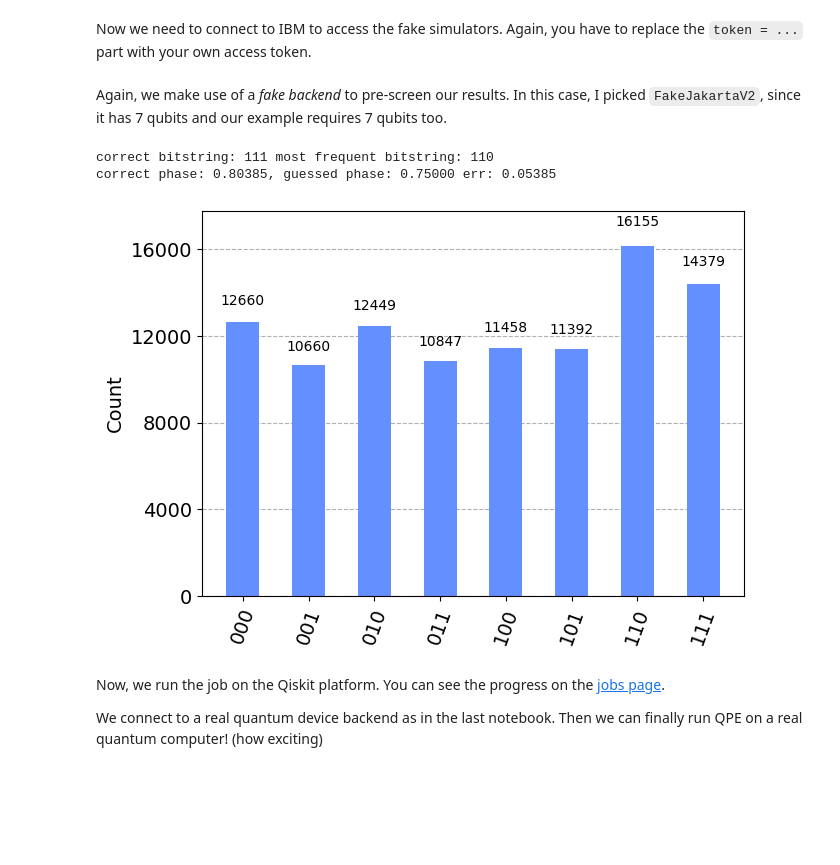
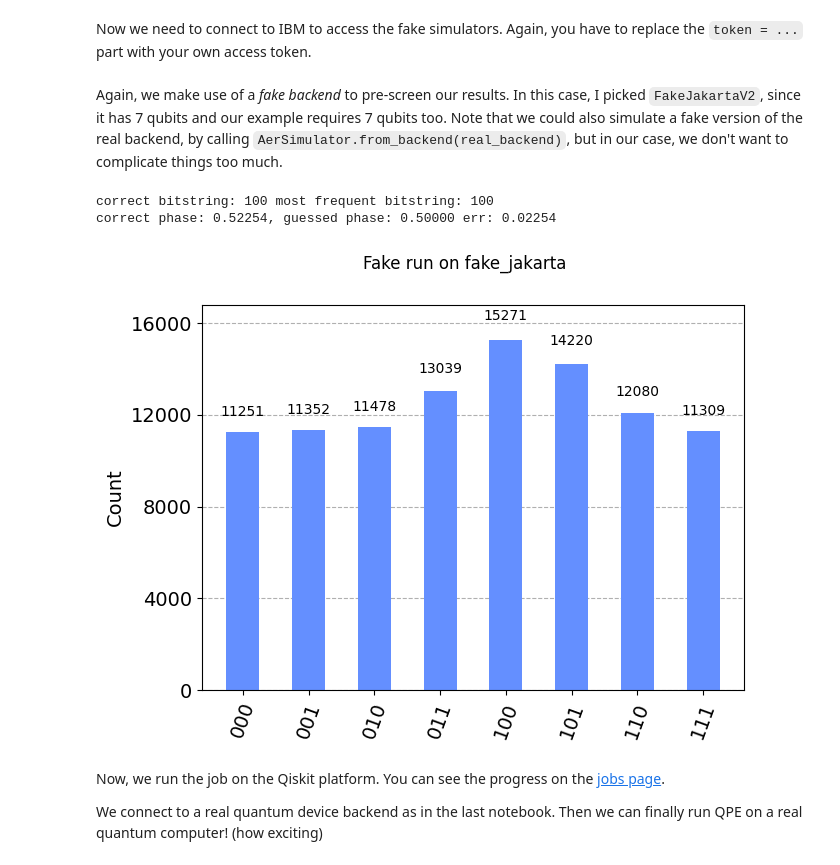
Before and after one commit to lmarti-dev/qiskit-tutorials, a Jupyter notebook: notebooks/solutions/07b_ibm_qpe.ipynb, the cells around one changed output. Drawn from its saved outputs; the diff is of its cells as text; code cells hidden in the pictures; blank space fills up the shorter version.

Commit message:
qpe example finally ready (i think)

```diff
--- a/notebooks/solutions/07b_ibm_qpe.ipynb
+++ b/notebooks/solutions/07b_ibm_qpe.ipynb
@@ -41,7 +47,6 @@ from qiskit.circuit.library import QFT, PauliEvolutionGate
 from qiskit.quantum_info import SparsePauliOp, Statevector
 from qiskit.result import Counts
 from qiskit.visualization import plot_histogram
-import matplotlib.pyplot as plt
 
 def from_bitstring(n_qubits:int,bitstring:str)->int:
     if isinstance(bitstring,str):
@@ -56,7 +61,7 @@ def to_bitstring(n_qubits:int,ind:str)->int:
 
 def time_evolution_unitaries(r1:int,ham:np.ndarray,time:float)->Iterable:
     for m in range(r1):
-        rut=PauliEvolutionGate(ham,time=time*(2**m))
+        rut=PauliEvolutionGate(ham,time=-time*(2**m))
         yield rut
 
 def controlled_U_gate(circ:QuantumCircuit,ctrl:int,targs:list,pauli_evgate:PauliEvolutionGate)->None:
@@ -80,7 +85,7 @@ def qpe_circuit(r1:int,ham:SparsePauliOp,target_idx:int,time_scaling:float):
 
     r2 = ham.num_qubits
     target_energy,target_state,target_state_bitstring= get_targets(ham.to_matrix(),target_idx)
-    target_phase = np.mod(target_energy*time_scaling,1)
+    target_phase = np.mod(target_energy*time_scaling/(2*np.pi),1)
     first_register=QuantumRegister(r1,"first")
     second_register=QuantumRegister(r2,"second")
 
@@ -97,9 +102,6 @@ def qpe_circuit(r1:int,ham:SparsePauliOp,target_idx:int,time_scaling:float):
         controlled_U_gate(circ=circ,ctrl=ind,targs=second_register,pauli_evgate=time_unitary)
 
     circ.append(QFT(num_qubits=len(first_register),inverse=True,do_swaps=True),qargs=first_register)
-
-
-
     return circ,target_phase,target_state,target_state_bitstring
 
 
@@ -110,18 +112,18 @@ def phase_from_counts(counts:dict)->float:
     return np.sum([(int(v))*2**-(i+1) for i,v in enumerate(bitstring)]),bitstring,fig
 
 
-def phase_from_statevector_simulation(circ:QuantumCircuit,psi:np.ndarray,n_shots:int=1000)->float:
+def phase_from_statevector_simulation(circ:QuantumCircuit,n_shots:int=1000)->float:
     statevector = Statevector.from_instruction(circ)
     r1=len(circ.qregs[0])
     counts=statevector.sample_counts(n_shots,qargs=range(r1))
-    return phase_from_counts(counts)
+    return *phase_from_counts(counts),counts
 
 def print_info(target_phase:float,computed_phase:float,output_bitstring:str,correct_bitstring:str):
     print(f"correct bitstring: {correct_bitstring} most frequent bitstring: {output_bitstring}")
     print(f"correct phase: {target_phase:.5f}, guessed phase: {computed_phase:.5f} err: {np.abs(target_phase-computed_phase):.5f}")
 
 def get_correct_bitstring(target_phase:float,r1:int):
-    return to_bitstring(r1,int(np.ceil(target_phase*(2**r1))))
+    return to_bitstring(r1,int(np.round(target_phase*(2**r1))))
 # %% [markdown]
 Let's check that our QPE will find the correct phase in the ideal case. I've taken the Hamiltonian from notebook 3, and for now we'll comment the $X$ part out. If you feel you can take a stab at it, feel free to put it back in.
 # %%
@@ -171,44 +193,44 @@ token = io.open("../token.dat", "r", encoding="utf8").read()
 service = QiskitRuntimeService(channel="ibm_quantum", token=token)
 # %% [markdown]
 
-Again, we make use of a _fake backend_ to pre-screen our results. In this case, I picked `FakeJakartaV2`, since it has 7 qubits and our example requires 7 qubits too.
+Again, we make use of a _fake backend_ to pre-screen our results. In this case, I picked `FakeJakartaV2`, since it has 7 qubits and our example requires 7 qubits too. Note that we could also simulate a fake version of the real backend, by calling `AerSimulator.from_backend(real_backend)`, but in our case, we don't want to complicate things too much.
 # %%
 from qiskit_ibm_runtime.fake_provider import FakeJakartaV2
-from qiskit_ibm_runtime import SamplerV2
+from qiskit_ibm_runtime import SamplerV2, RuntimeJob
 from qiskit.transpiler.preset_passmanagers import generate_preset_pass_manager
 from qiskit_aer import AerSimulator
 
-def backend_sample(
-    backend, circuit: QuantumCircuit,n_shots:int
-):
+
+def backend_sample(backend, circuit: QuantumCircuit, n_shots: int):
     estimator = SamplerV2(backend=backend)
     pm = generate_preset_pass_manager(backend=backend, optimization_level=1)
     isa_circuit = pm.run(circuit)
-    job = estimator.run([(isa_circuit,)],shots=n_shots)
-    result = job.result()[0]
-    return result
+    job = estimator.run([(isa_circuit,)], shots=n_shots)
+    return job
 
 
+def get_counts_from_job(job: RuntimeJob):
+    return job.result()[0].data.meas.get_counts()
 
-n_shots=100000
+
+n_shots = 100000
 fake_backend = FakeJakartaV2()
 # make sure we use the noisy simulator
 backend_sim = AerSimulator.from_backend(fake_backend)
 
 # sample the circuit with the desired backend
-fake_result = backend_sample(
-    backend=backend_sim, circuit=circ,n_shots=n_shots
-)
-fake_counts=fake_result.data.meas.get_counts()
+fake_job_result = backend_sample(backend=backend_sim, circuit=circ, n_shots=n_shots)
+fake_counts = get_counts_from_job(fake_job_result)
 
 # print and plot results
-computed_phase,output_bitstring,fig = phase_from_counts(fake_counts)
-print_info(target_phase,computed_phase,output_bitstring,correct_bitstring)
-fig
+fake_computed_phase, fake_output_bitstring, fake_fig = phase_from_counts(fake_counts)
+print_info(target_phase, fake_computed_phase, fake_output_bitstring, correct_bitstring)
+fake_fig.suptitle(f"Fake run on {fake_backend.name}")
+fake_fig
 # %% [output]
-correct bitstring: 111 most frequent bitstring: 110
-correct phase: 0.80385, guessed phase: 0.75000 err: 0.05385
+correct bitstring: 100 most frequent bitstring: 100
+correct phase: 0.52254, guessed phase: 0.50000 err: 0.02254
-[figure, old version]
+[figure, new version]
 # %% [markdown]
 Now, we run the job on the Qiskit platform. You can see the progress on the [jobs page](https://quantum.ibm.com/jobs).
 
```
Also changed, not shown: parts of 10 cells of this notebook.
